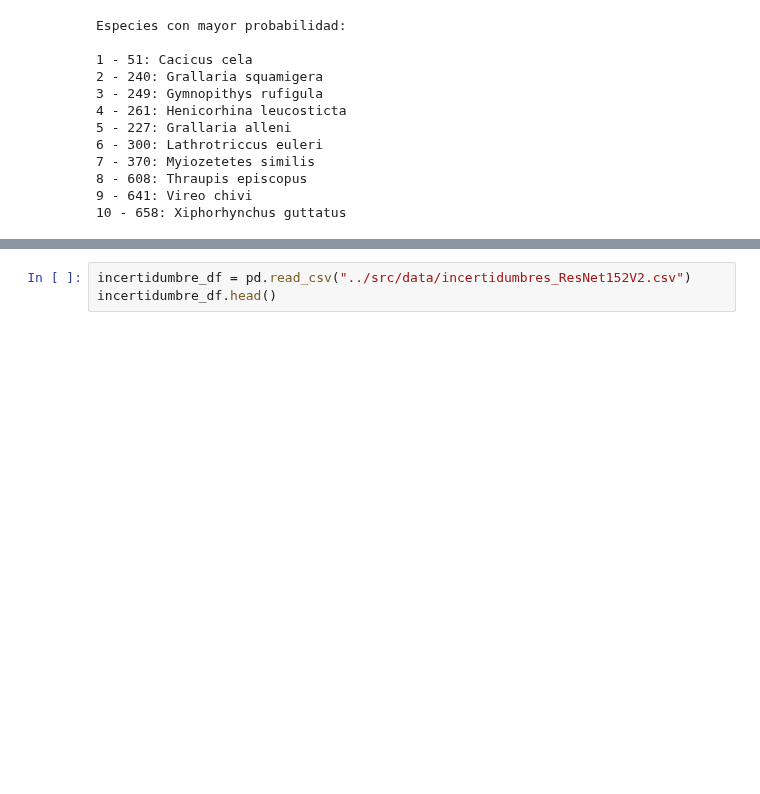
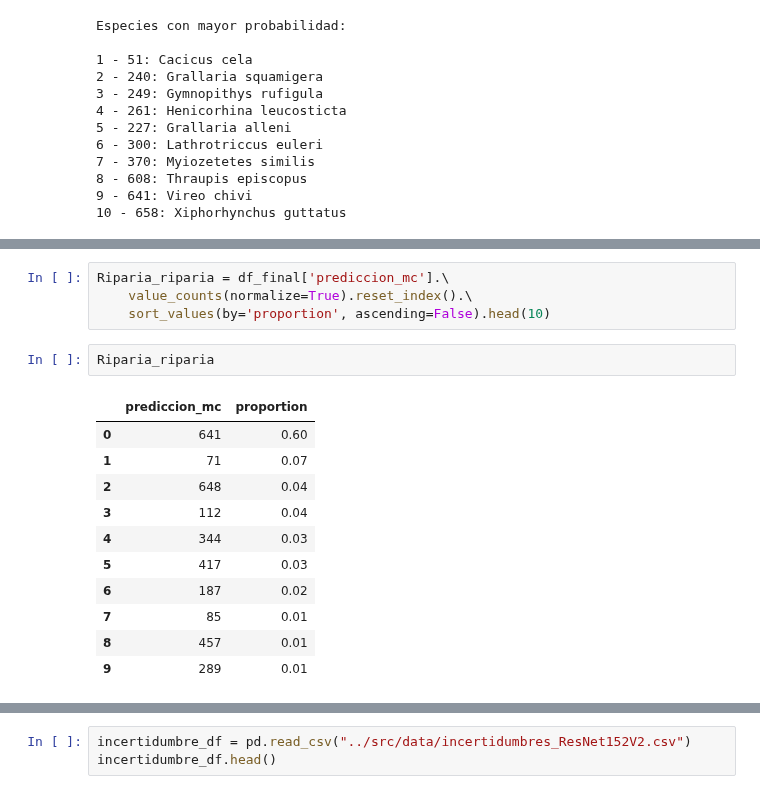
Before and after one commit to camiloacp/The-Evolutionary-Structure-of-Acoustic-Learnability-A-Deep-Learning-Approach-to-Neotropical-Birdsong, a Jupyter notebook: notebooks/11_Incertidumbres.ipynb, the cells around one changed output, grey strips where cells are left out. Cells and saved outputs as stored; diff of their text form; blank space fills up the shorter version.

```diff
--- a/notebooks/11_Incertidumbres.ipynb
+++ b/notebooks/11_Incertidumbres.ipynb
@@ -472,0 +503,18 @@ Especies con mayor probabilidad:
+# %%
+Riparia_riparia = df_final['prediccion_mc'].\
+    value_counts(normalize=True).reset_index().\
+    sort_values(by='proportion', ascending=False).head(10)
+# %%
+Riparia_riparia
+# %% [output]
+|  | prediccion_mc | proportion |
+| 0 | 641 | 0.60 |
+| 1 | 71 | 0.07 |
+| 2 | 648 | 0.04 |
+| 3 | 112 | 0.04 |
+| 4 | 344 | 0.03 |
+| 5 | 417 | 0.03 |
+| 6 | 187 | 0.02 |
+| 7 | 85 | 0.01 |
+| 8 | 457 | 0.01 |
+| 9 | 289 | 0.01 |
```
Also changed, not shown: parts of 8 cells of this notebook.
